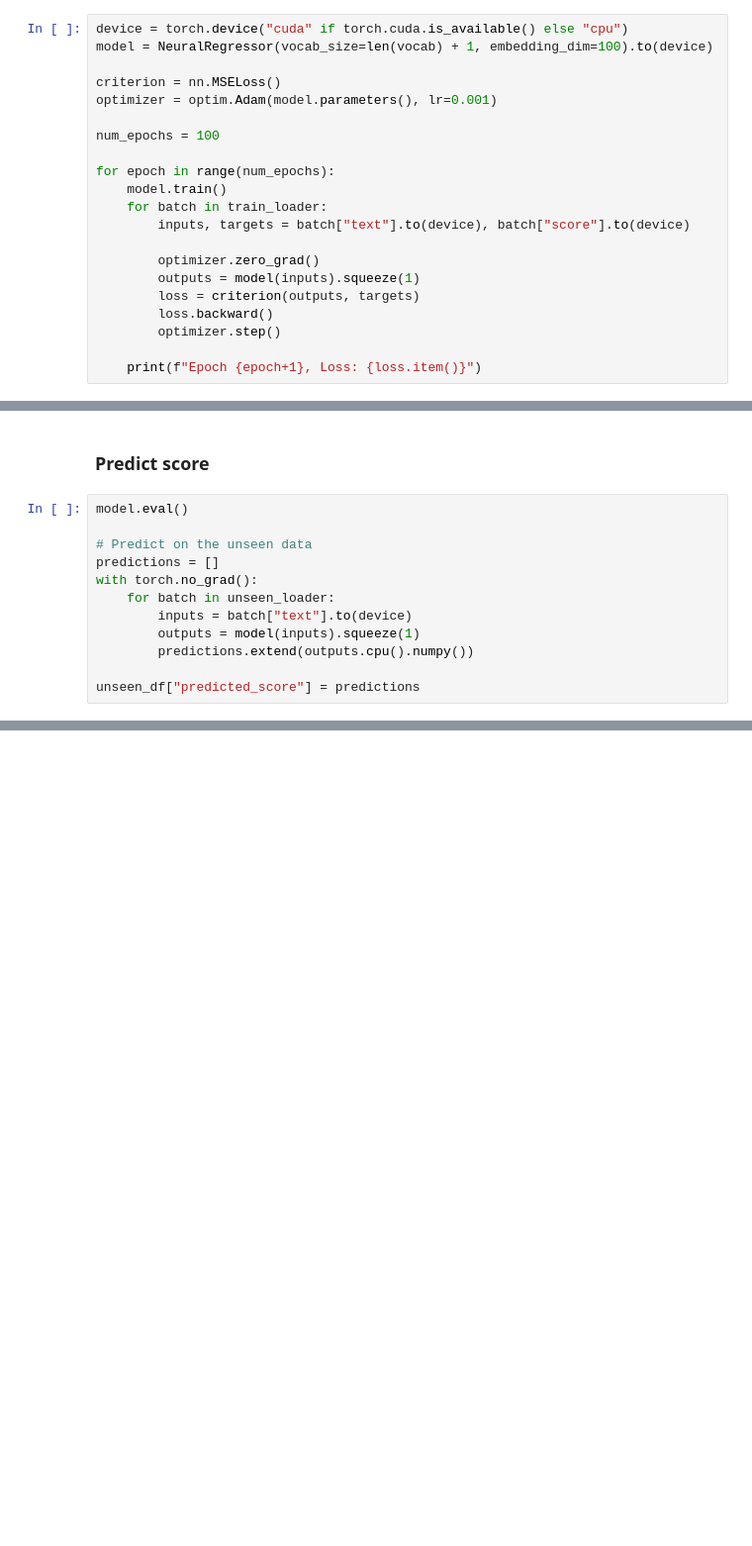
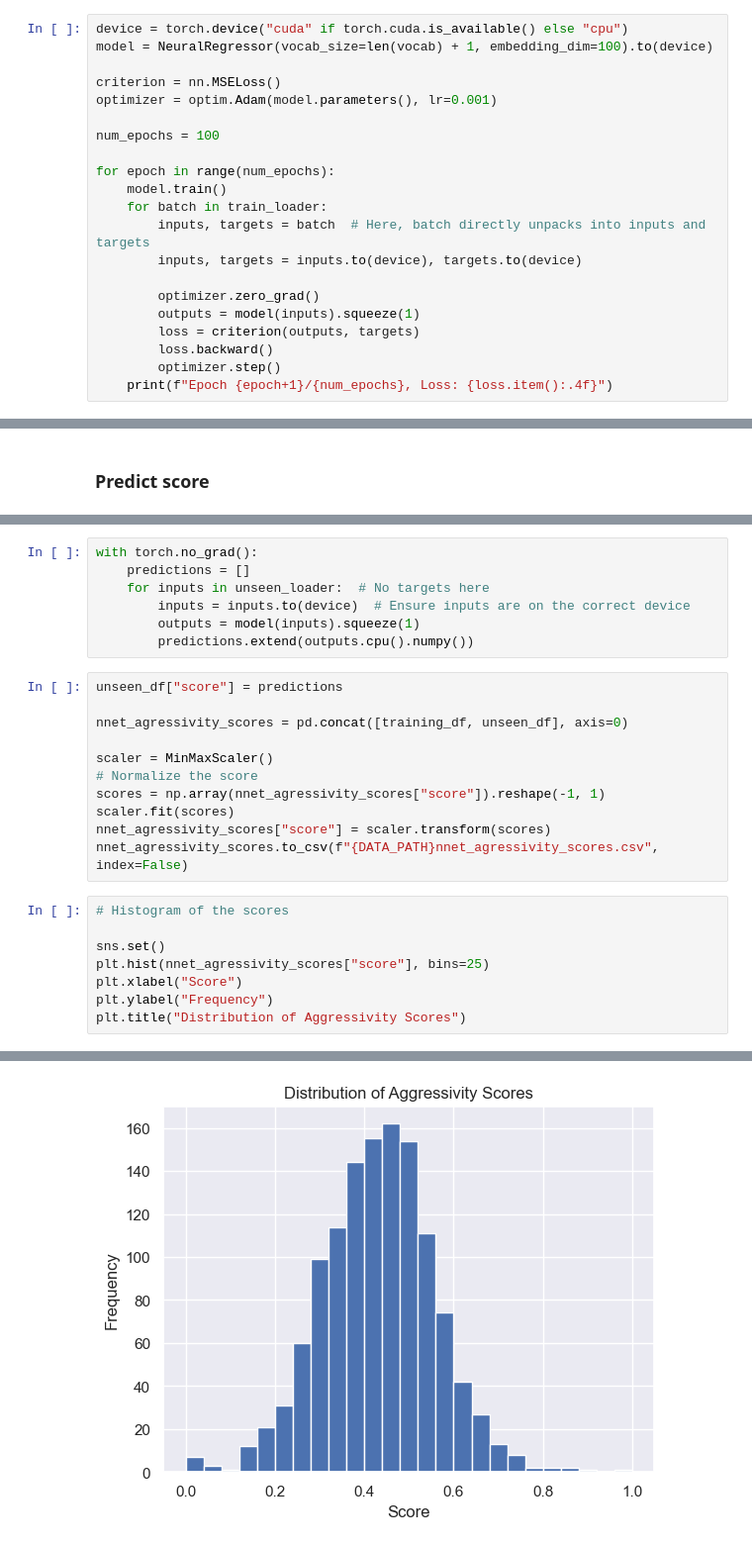
Before and after one commit to FedericoDM/AMLO-NLP, a Jupyter notebook: src/nlp_analyzer/neural_net_amlo.ipynb, the cells around one changed output, grey strips where cells are left out. Shown at 99% size. Saved outputs shown, nothing was run; the diff lists cells and outputs as text; blank space fills up the shorter version.

Commit message:
Adding nnet results and histogram

```diff
--- a/src/nlp_analyzer/neural_net_amlo.ipynb
+++ b/src/nlp_analyzer/neural_net_amlo.ipynb
@@ -187,13 +201,13 @@ num_epochs = 100
 for epoch in range(num_epochs):
     model.train()
     for batch in train_loader:
-        inputs, targets = batch["text"].to(device), batch["score"].to(device)
+        inputs, targets = batch  # Here, batch directly unpacks into inputs and targets
+        inputs, targets = inputs.to(device), targets.to(device)
 
         optimizer.zero_grad()
         outputs = model(inputs).squeeze(1)
         loss = criterion(outputs, targets)
         loss.backward()
         optimizer.step()
-
-    print(f"Epoch {epoch+1}, Loss: {loss.item()}")
+    print(f"Epoch {epoch+1}/{num_epochs}, Loss: {loss.item():.4f}")
 # %% [output]
@@ -217,14 +231,2 @@ Epoch 100, Loss: 0.00013937830226495862
 # %% [markdown]
 ### Predict score
-# %%
-model.eval()
-
-# Predict on the unseen data
-predictions = []
-with torch.no_grad():
-    for batch in unseen_loader:
-        inputs = batch["text"].to(device)
-        outputs = model(inputs).squeeze(1)
-        predictions.extend(outputs.cpu().numpy())
-
-unseen_df["predicted_score"] = predictions
@@ -232,0 +233,27 @@ KeyError: 'score'
+# %%
+with torch.no_grad():
+    predictions = []
+    for inputs in unseen_loader:  # No targets here
+        inputs = inputs.to(device)  # Ensure inputs are on the correct device
+        outputs = model(inputs).squeeze(1)
+        predictions.extend(outputs.cpu().numpy())
+# %%
+unseen_df["score"] = predictions
+
+nnet_agressivity_scores = pd.concat([training_df, unseen_df], axis=0)
+
+scaler = MinMaxScaler()
+# Normalize the score
+scores = np.array(nnet_agressivity_scores["score"]).reshape(-1, 1)
+scaler.fit(scores)
+nnet_agressivity_scores["score"] = scaler.transform(scores)
+nnet_agressivity_scores.to_csv(f"{DATA_PATH}nnet_agressivity_scores.csv", index=False)
+# %%
+# Histogram of the scores
+
+sns.set()
+plt.hist(nnet_agressivity_scores["score"], bins=25)
+plt.xlabel("Score")
+plt.ylabel("Frequency")
+plt.title("Distribution of Aggressivity Scores")
+# %% [output]
@@ -232,0 +261 @@ KeyError: 'score'
+[figure, added]
```
Also changed, not shown: parts of 7 cells of this notebook, 1 other file.
